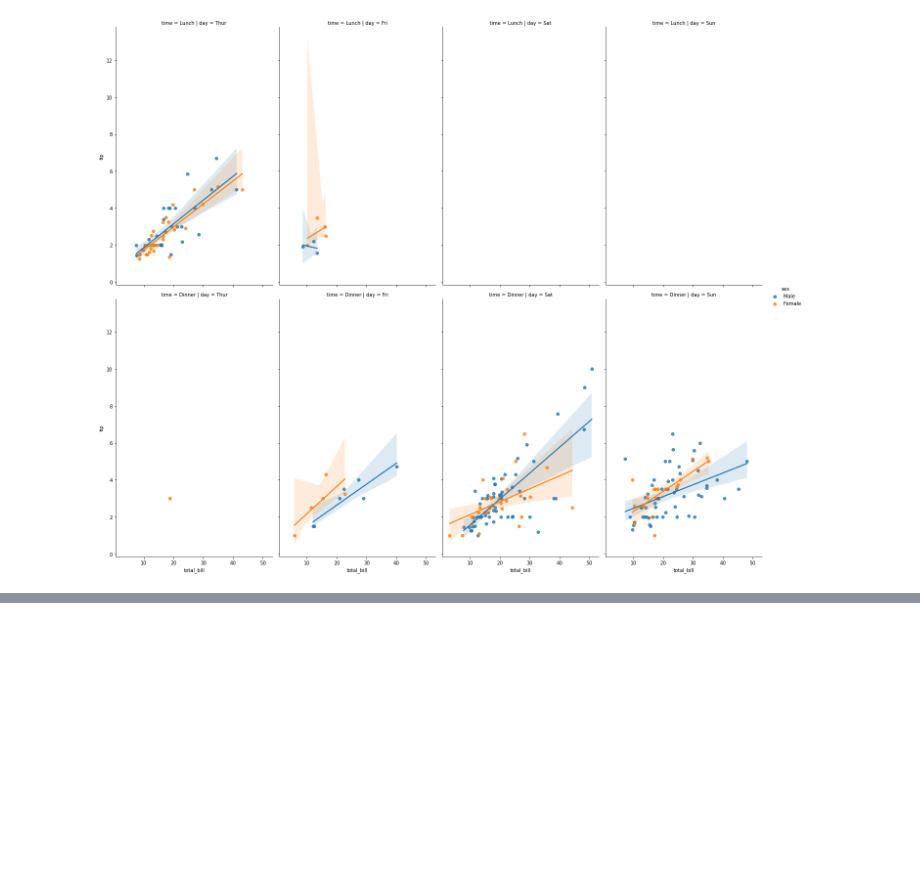
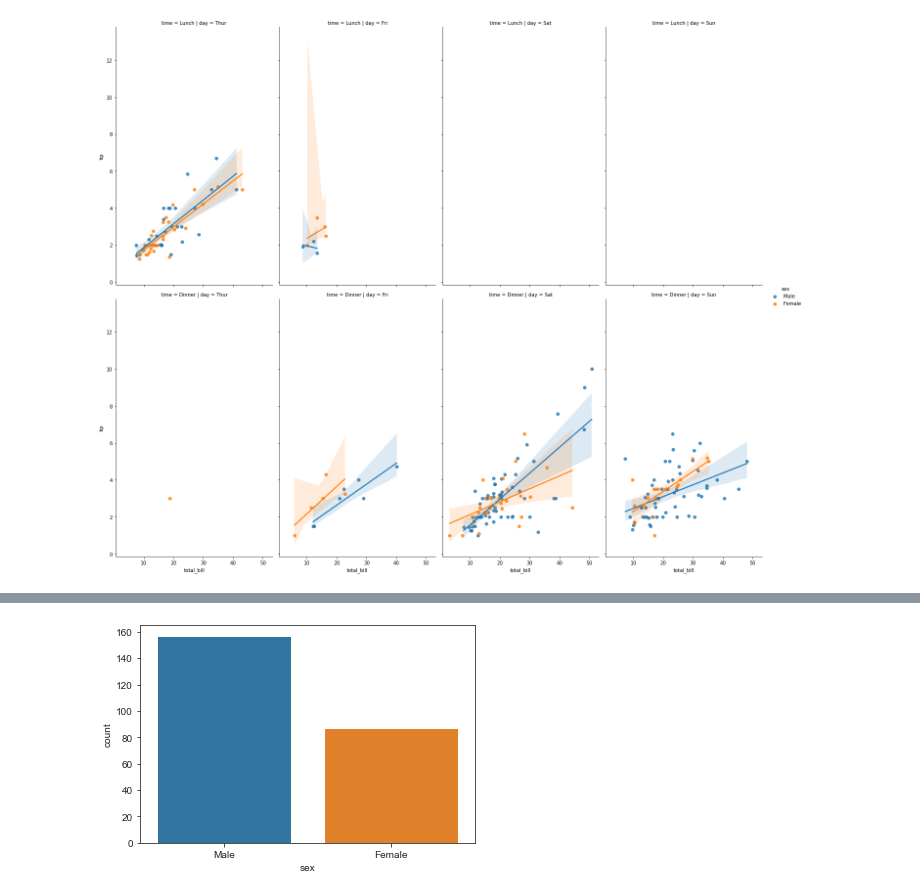
Before and after one commit to Zynith/Data-Science-and-Machine-Learning-Bootcamp, a Jupyter notebook: Visualizations.ipynb, the cells around one changed output, grey strips where cells are left out. Cells and saved outputs as stored; diff of their text form; code cells hidden in the pictures; blank space fills up the shorter version.

```diff
--- a/Visualizations.ipynb
+++ b/Visualizations.ipynb
@@ -549,0 +555,3 @@ sns.lmplot(x = "total_bill", y = "tip", data = tips, col = "day",\
+# %%
+tips = sns.load_dataset("tips")
+tips.head()
@@ -549,0 +565,6 @@ sns.lmplot(x = "total_bill", y = "tip", data = tips, col = "day",\
+# %%
+sns.set_style("ticks")
+sns.countplot(x = "sex", data = tips)
+plt.show()
+# %% [output]
+[figure, added]
```
Also changed, not shown: parts of 12 cells of this notebook.
